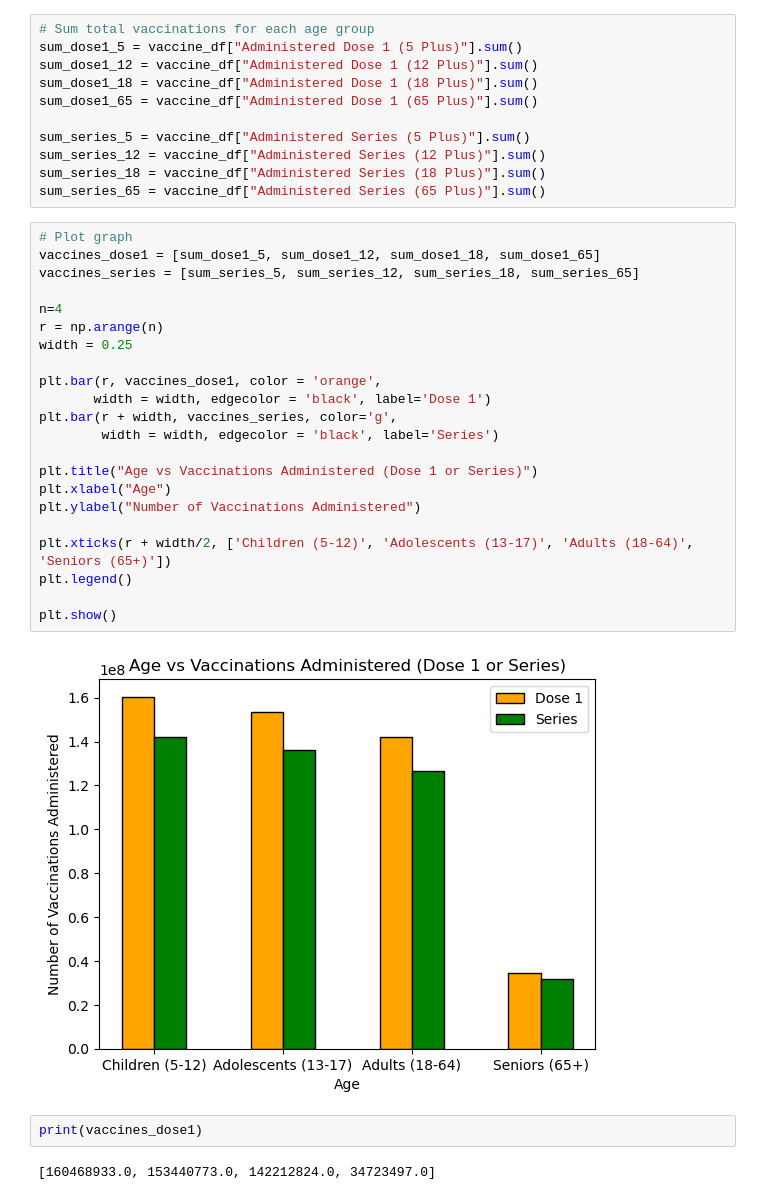
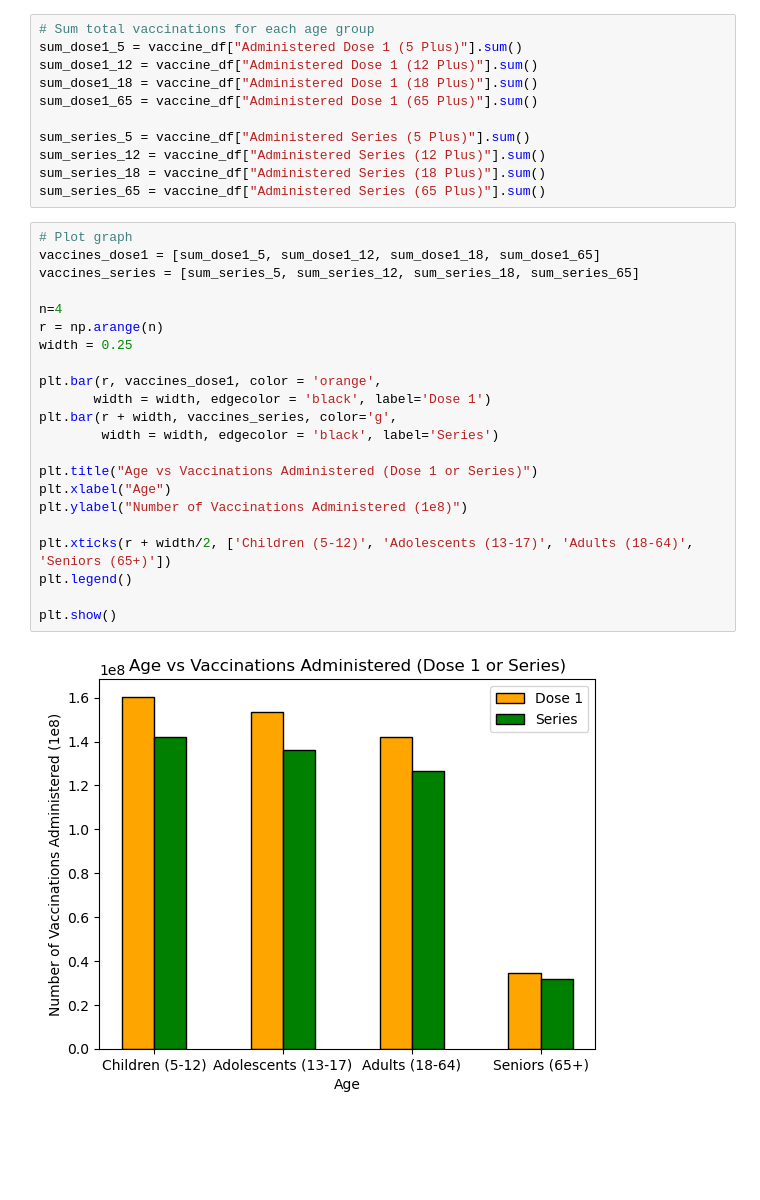
Before and after one commit to tinalina1003/Project1-Group4, a Jupyter notebook: Keyana/Age vs Vaccinations Administered.ipynb, the cells around one changed output. Saved outputs shown, nothing was run; the diff lists cells and outputs as text; blank space fills up the shorter version.

```diff
--- a/Keyana/Age vs Vaccinations Administered.ipynb
+++ b/Keyana/Age vs Vaccinations Administered.ipynb
@@ -109,28 +109,24 @@ sum_series_65 = vaccine_df["Administered Series (65 Plus)"].sum()
 # %%
 # Plot graph
 vaccines_dose1 = [sum_dose1_5, sum_dose1_12, sum_dose1_18, sum_dose1_65]
 vaccines_series = [sum_series_5, sum_series_12, sum_series_18, sum_series_65]
 
 n=4
 r = np.arange(n)
 width = 0.25
 
 plt.bar(r, vaccines_dose1, color = 'orange',
        width = width, edgecolor = 'black', label='Dose 1')
 plt.bar(r + width, vaccines_series, color='g',
         width = width, edgecolor = 'black', label='Series')
 
 plt.title("Age vs Vaccinations Administered (Dose 1 or Series)")
 plt.xlabel("Age")
-plt.ylabel("Number of Vaccinations Administered")
+plt.ylabel("Number of Vaccinations Administered (1e8)")
 
 plt.xticks(r + width/2, ['Children (5-12)', 'Adolescents (13-17)', 'Adults (18-64)', 'Seniors (65+)'])
 plt.legend()
 
 plt.show()
 # %% [output]
-[figure, old version]
+[figure, new version]
-# %%
-print(vaccines_dose1)
-# %% [output]
-[160468933.0, 153440773.0, 142212824.0, 34723497.0]
```
Also changed, not shown: parts of 11 cells of this notebook, 1 other file.
